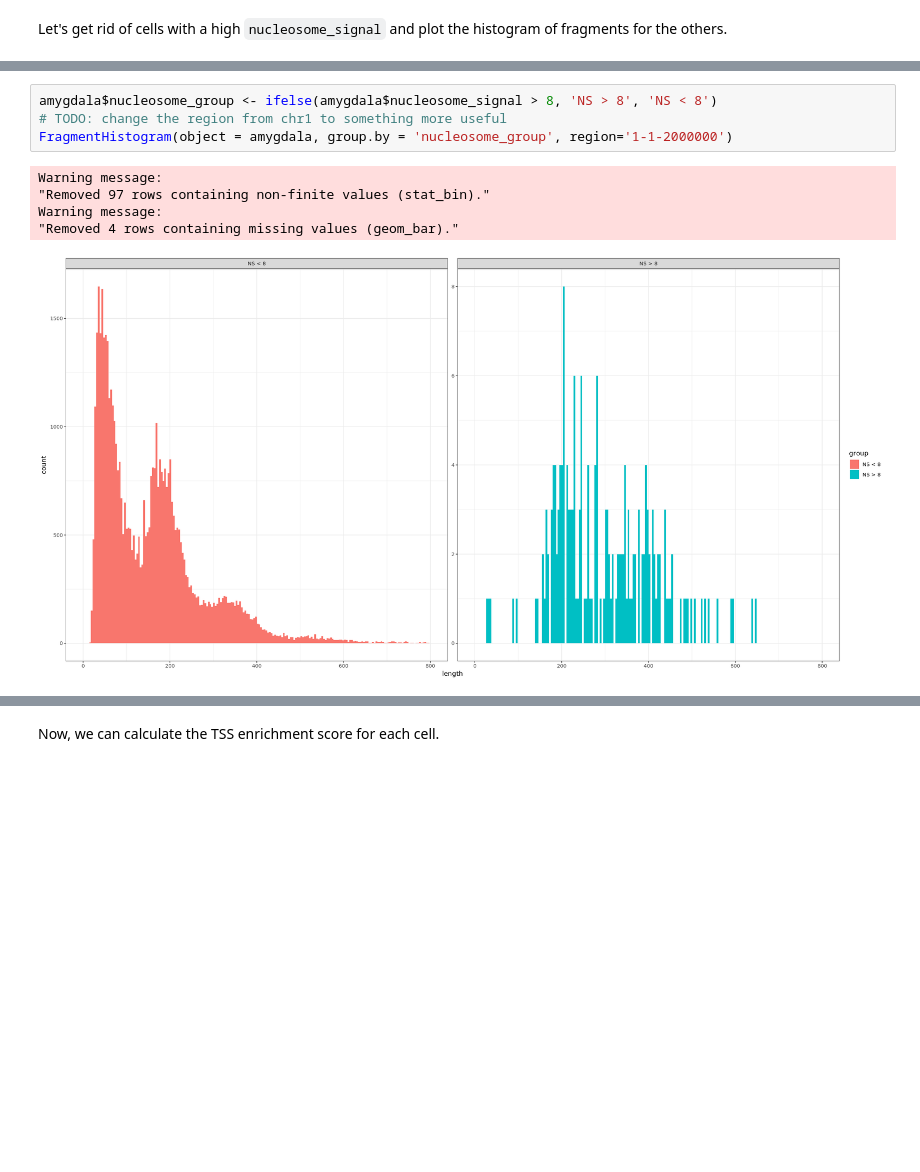
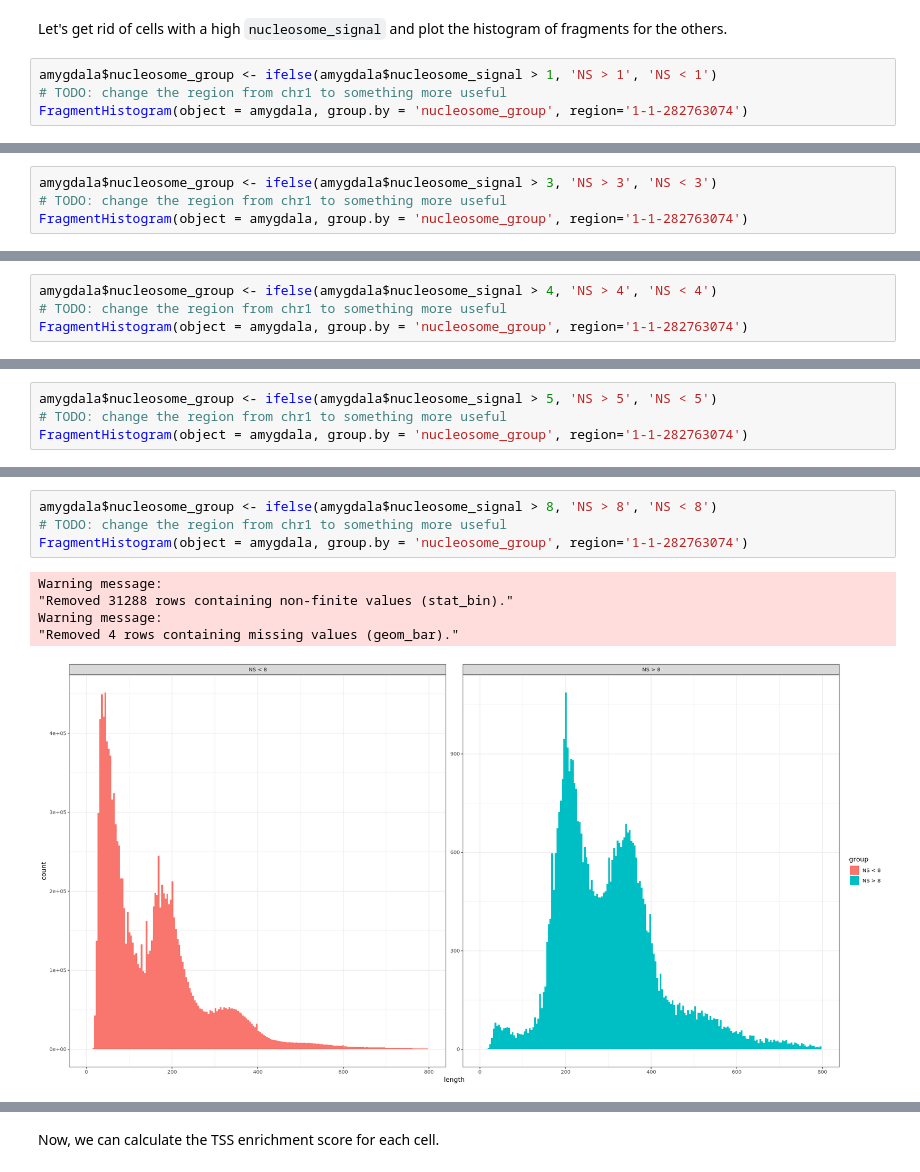
Before and after one commit to aryam7/sc_rats, a Jupyter notebook: snATAC/notebooks/Analyzing snATAC-seq.ipynb, the cells around one changed output, grey strips where cells are left out. Saved outputs shown, nothing was run; the diff lists cells and outputs as text; blank space fills up the shorter version.

Commit message:
try different nucleosome signal thresholds to test for overtagmentation

```diff
--- a/snATAC/notebooks/Analyzing snATAC-seq.ipynb
+++ b/snATAC/notebooks/Analyzing snATAC-seq.ipynb
@@ -131,3 +131,7 @@ Warning message:
 [figure]
 # %% [markdown]
 Let's get rid of cells with a high `nucleosome_signal` and plot the histogram of fragments for the others.
+# %%
+amygdala$nucleosome_group <- ifelse(amygdala$nucleosome_signal > 1, 'NS > 1', 'NS < 1')
+# TODO: change the region from chr1 to something more useful
+FragmentHistogram(object = amygdala, group.by = 'nucleosome_group', region='1-1-282763074')
@@ -133,0 +144,4 @@ Let's get rid of cells with a high `nucleosome_signal` and plot the histogram of
+# %%
+amygdala$nucleosome_group <- ifelse(amygdala$nucleosome_signal > 3, 'NS > 3', 'NS < 3')
+# TODO: change the region from chr1 to something more useful
+FragmentHistogram(object = amygdala, group.by = 'nucleosome_group', region='1-1-282763074')
@@ -133,0 +154,4 @@ Let's get rid of cells with a high `nucleosome_signal` and plot the histogram of
+# %%
+amygdala$nucleosome_group <- ifelse(amygdala$nucleosome_signal > 4, 'NS > 4', 'NS < 4')
+# TODO: change the region from chr1 to something more useful
+FragmentHistogram(object = amygdala, group.by = 'nucleosome_group', region='1-1-282763074')
@@ -133,0 +164,4 @@ Let's get rid of cells with a high `nucleosome_signal` and plot the histogram of
+# %%
+amygdala$nucleosome_group <- ifelse(amygdala$nucleosome_signal > 5, 'NS > 5', 'NS < 5')
+# TODO: change the region from chr1 to something more useful
+FragmentHistogram(object = amygdala, group.by = 'nucleosome_group', region='1-1-282763074')
@@ -134,10 +174,10 @@ Let's get rid of cells with a high `nucleosome_signal` and plot the histogram of
 # %%
 amygdala$nucleosome_group <- ifelse(amygdala$nucleosome_signal > 8, 'NS > 8', 'NS < 8')
 # TODO: change the region from chr1 to something more useful
-FragmentHistogram(object = amygdala, group.by = 'nucleosome_group', region='1-1-2000000')
+FragmentHistogram(object = amygdala, group.by = 'nucleosome_group', region='1-1-282763074')
 # %% [output]
 Warning message:
-"Removed 97 rows containing non-finite values (stat_bin)."
+"Removed 31288 rows containing non-finite values (stat_bin)."
 Warning message:
 "Removed 4 rows containing missing values (geom_bar)."
-[figure, old version]
+[figure, new version]
```
Also changed, not shown: parts of 16 cells of this notebook.
